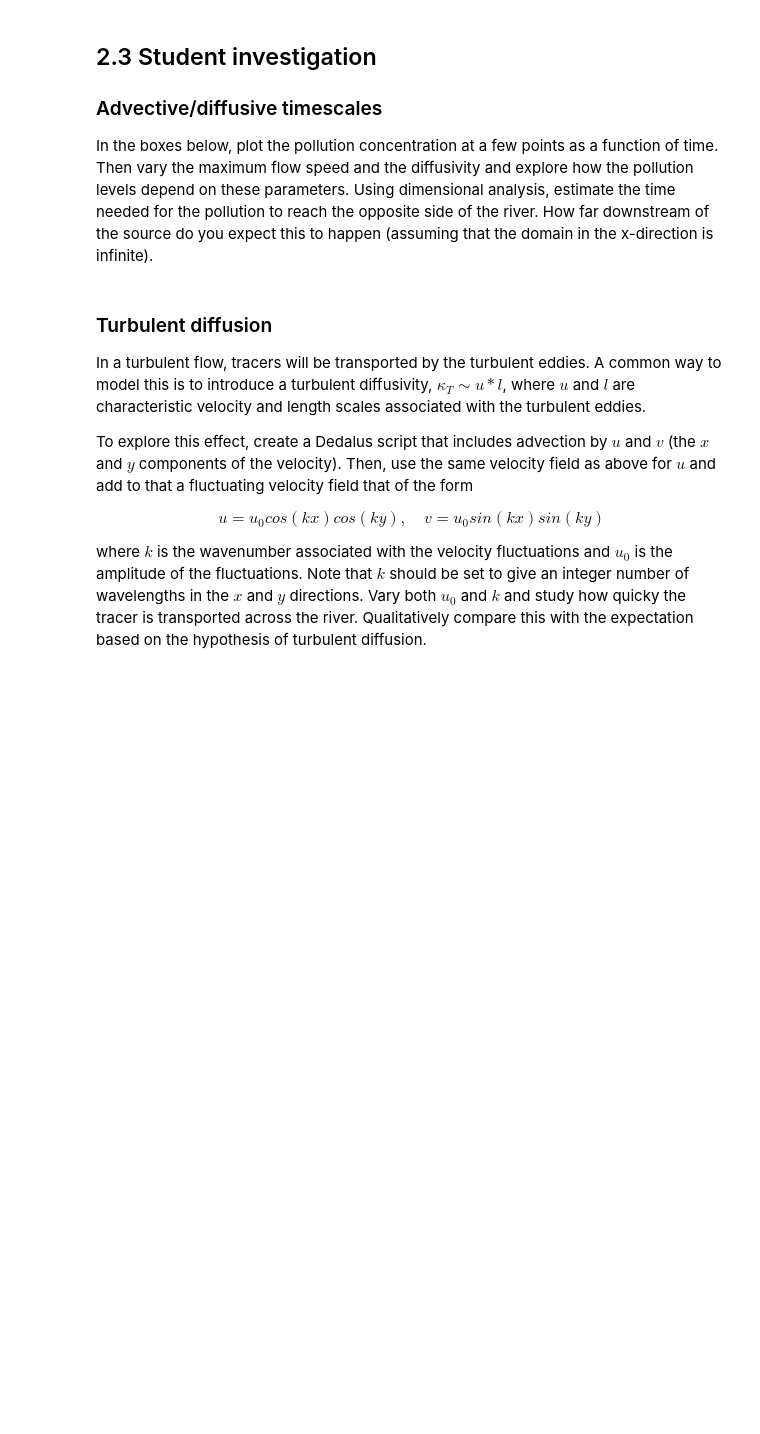
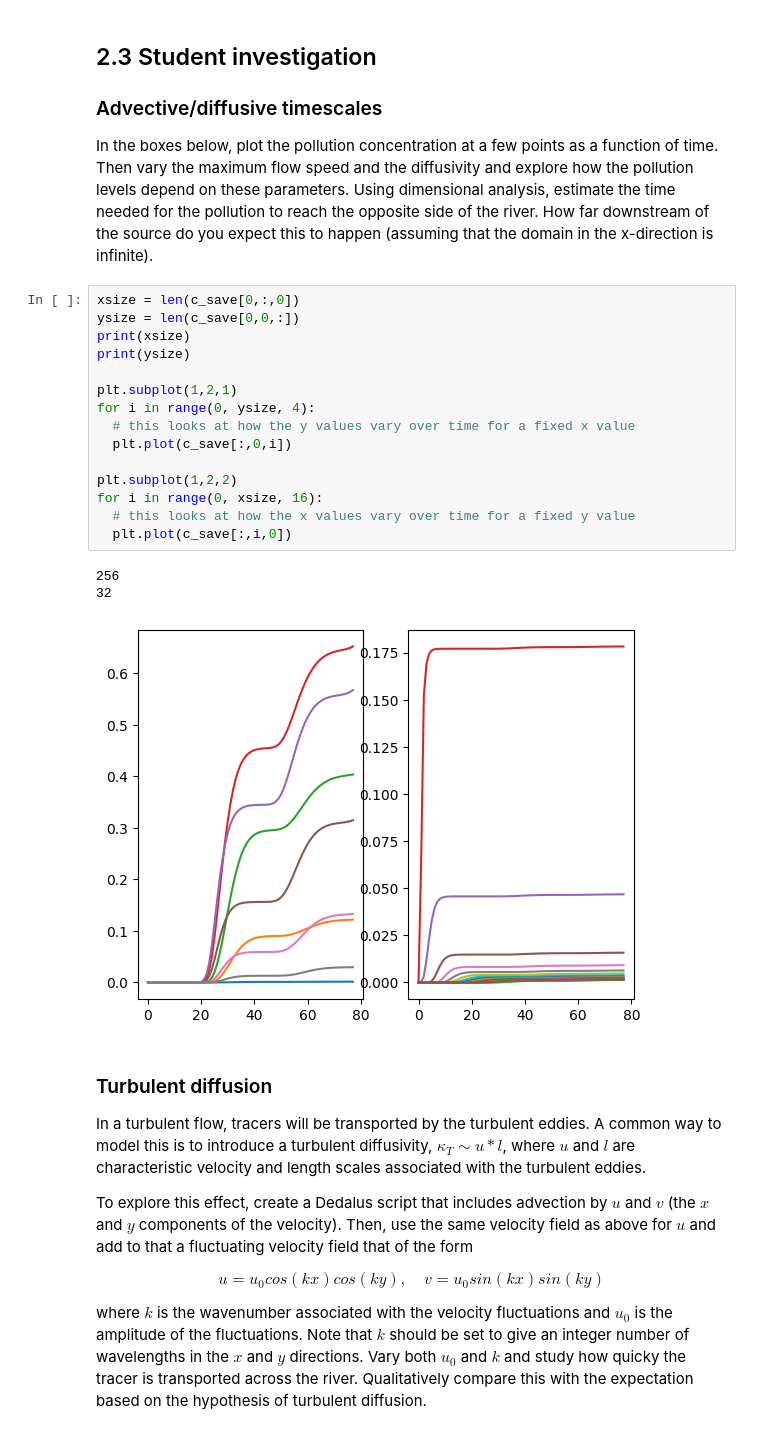
Before and after one commit to isabelgilchristmiller/QCES, a Jupyter notebook: Project2_transport.ipynb, the cells around one changed output. Cells and saved outputs as stored; diff of their text form; blank space fills up the shorter version.

```diff
--- a/Project2_transport.ipynb
+++ b/Project2_transport.ipynb
@@ -397,6 +616,25 @@ HTML(anim.to_html5_video())
 <a id='section2pt3'></a>
 ### Advective/diffusive timescales
 In the boxes below, plot the pollution concentration at a few points as a function of time. Then vary the maximum flow speed and the diffusivity and explore how the pollution levels depend on these parameters. Using dimensional analysis, estimate the time needed for the pollution to reach the opposite side of the river. How far downstream of the source do you expect this to happen (assuming that the domain in the x-direction is infinite).
+# %%
+xsize = len(c_save[0,:,0])
+ysize = len(c_save[0,0,:])
+print(xsize)
+print(ysize)
+
+plt.subplot(1,2,1)
+for i in range(0, ysize, 4):
+  # this looks at how the y values vary over time for a fixed x value
+  plt.plot(c_save[:,0,i])
+
+plt.subplot(1,2,2)
+for i in range(0, xsize, 16):
+  # this looks at how the x values vary over time for a fixed y value
+  plt.plot(c_save[:,i,0])
+# %% [output]
+256
+32
+[figure, added]
 # %% [markdown]
 ### Turbulent diffusion
 In a turbulent flow, tracers will be transported by the turbulent eddies. A common way to model this is to introduce a turbulent diffusivity, $\kappa_T\sim u*l$, where $u$ and $l$ are characteristic velocity and length scales associated with the turbulent eddies.
```
Also changed, not shown: parts of 11 cells of this notebook.
